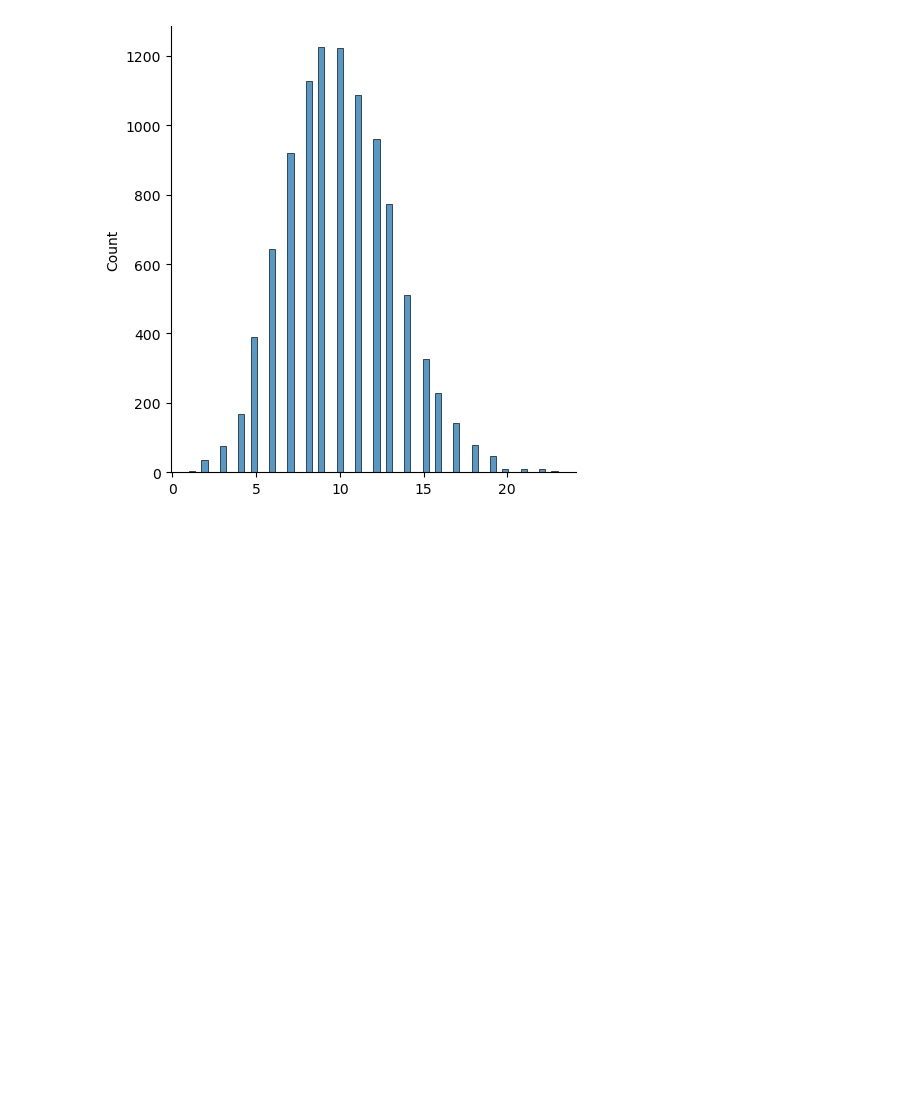
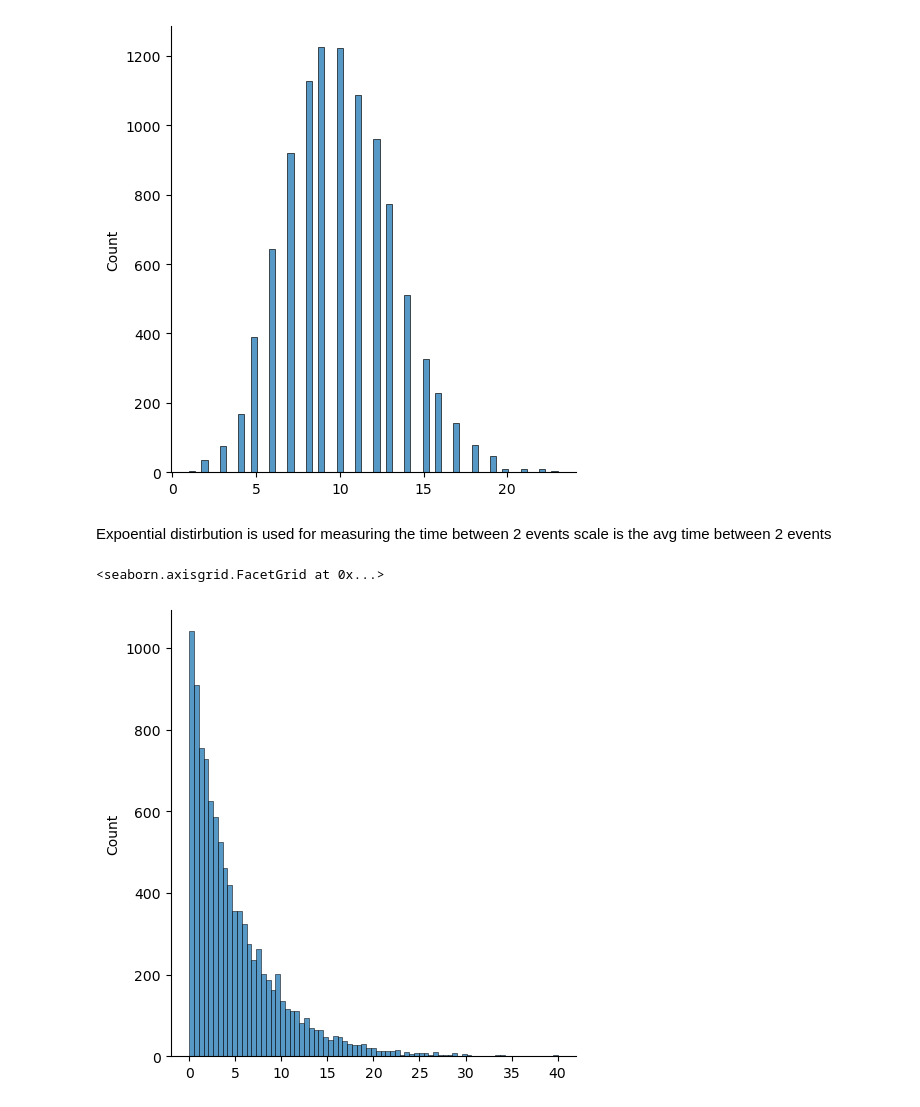
Before and after one commit to BeziKaviani/data-science-ml-learning-path, a Jupyter notebook: 02-descriptive-statistics/descriptive_methods.ipynb, the cells around one changed output. Saved outputs shown, nothing was run; the diff lists cells and outputs as text; code cells hidden in the pictures; blank space fills up the shorter version.

Commit message:
create data with expoential distirbution and display it visually

```diff
--- a/02-descriptive-statistics/descriptive_methods.ipynb
+++ b/02-descriptive-statistics/descriptive_methods.ipynb
@@ -238,3 +240,13 @@ sns.displot(poisson_data)
 # %% [output]
 <seaborn.axisgrid.FacetGrid at 0x...>
 [figure]
+# %% [markdown]
+Expoential distirbution is used for measuring the time between 2 events
+scale is the avg time between 2 events
+# %%
+expoential_data = np.random.exponential(scale=5, size=10000)
+# %%
+sns.displot(expoential_data)
+# %% [output]
+<seaborn.axisgrid.FacetGrid at 0x...>
+[figure, added]
```
Also changed, not shown: parts of 2 cells of this notebook.
